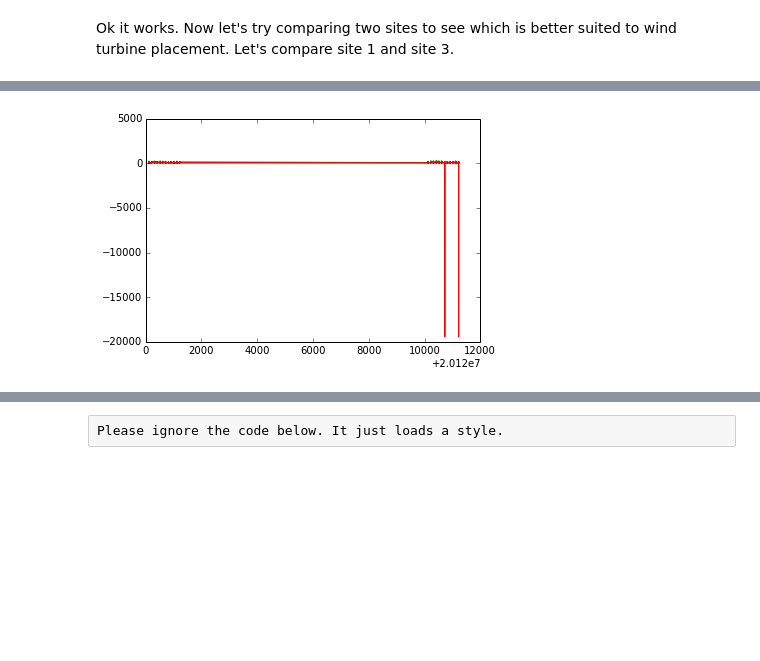
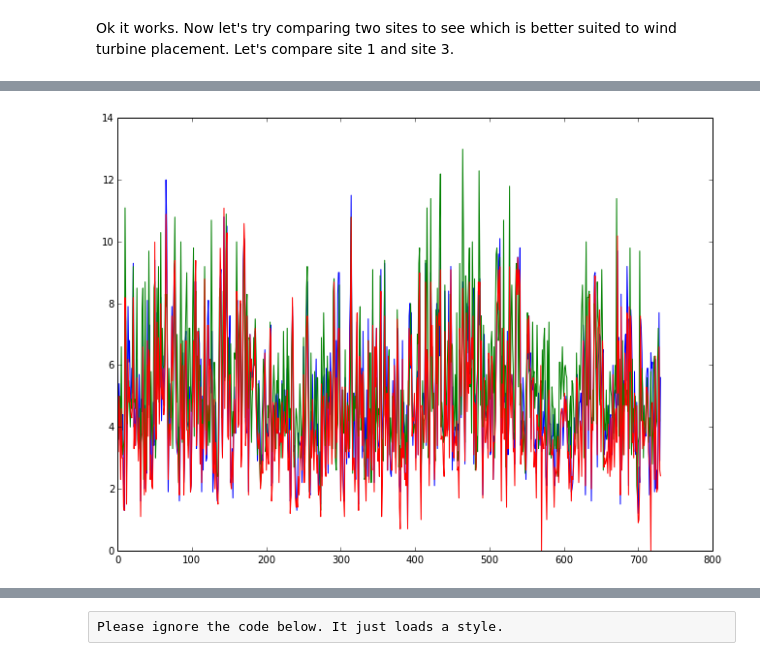
Before and after one commit to barbagroup/JITcode-MechE, a Jupyter notebook: lessons/02_Lesson02_Units_and_Decisions.ipynb, the cells around one changed output, grey strips where cells are left out. Saved outputs shown, nothing was run; the diff lists cells and outputs as text; code cells hidden in the pictures; blank space fills up the shorter version.

```diff
--- a/lessons/02_Lesson02_Units_and_Decisions.ipynb
+++ b/lessons/02_Lesson02_Units_and_Decisions.ipynb
@@ -113,13 +197,16 @@ function checks filetype, the loads file and sends it to converter
 # %%
 def checkandconvert(fname):
     if 'mph' in fname:
-        speeddata = numpy.loadtxt(fname,delimiter=',')
+        speeddata = numpy.loadtxt(fname,delimiter=',', skiprows=1, usecols=(1,2,3))
+        print "Converting from mph to ms"
         return mph_to_ms(speeddata)
 
     if 'knot' in fname:
-        speeddata = numpy.loadtxt(fname,delimiter=',')
+        speeddata = numpy.loadtxt(fname,delimiter=',', skiprows=1, usecols=(1,2,3))
+        print "Converting from knot to ms"
         return knot_to_ms(speeddata)
 
     if 'ms' in fname:
-        speeddata = numpy.loadtxt(fname,delimiter=',')
+        speeddata = numpy.loadtxt(fname,delimiter=',', skiprows=1, usecols=(1,2,3))
+        print "No conversion needed"
         return speeddata
@@ -125,0 +224,4 @@ def checkandconvert(fname):
+# %%
+site1 = checkandconvert(filenames[0])
+site2 = checkandconvert(filenames[1])
+site3 = checkandconvert(filenames[2])
@@ -128,15 +242,10 @@ Ok it works.  Now let's try comparing two sites to see which is better suited to
 # %%
 %matplotlib inline
 import matplotlib.pyplot as plt
-# %%
-site1 = numpy.genfromtxt('./resources/winddata/ms.csv', skip_header=1, delimiter=',')#, usecols=(2,3,4,5))
-site2 = numpy.genfromtxt('./resources/winddata/mph.csv', skip_header=1, delimiter=',')#, usecols=(2,3,4,5))
-site3 = numpy.genfromtxt('./resources/winddata/knots.csv', skip_header=1, delimiter=',')#, usecols=(2,3,4,5))
-# %%
-site3 = numpy.clip(site3[:,1:],0,400)
 # %%
-plt.plot(site1[:,0],site1[:,1]);
-plt.plot(site2[:,0],site2[:,1]);
-plt.plot(site3[:,0],site3[:,1]);
+plt.figure(figsize=(11,8))
+plt.plot(site1[:,0]);
+plt.plot(site2[:,0]);
+plt.plot(site3[:,0]);
 # %% [output]
-[figure, old version]
+[figure, new version]
```
Also changed, not shown: parts of 38 cells of this notebook.
